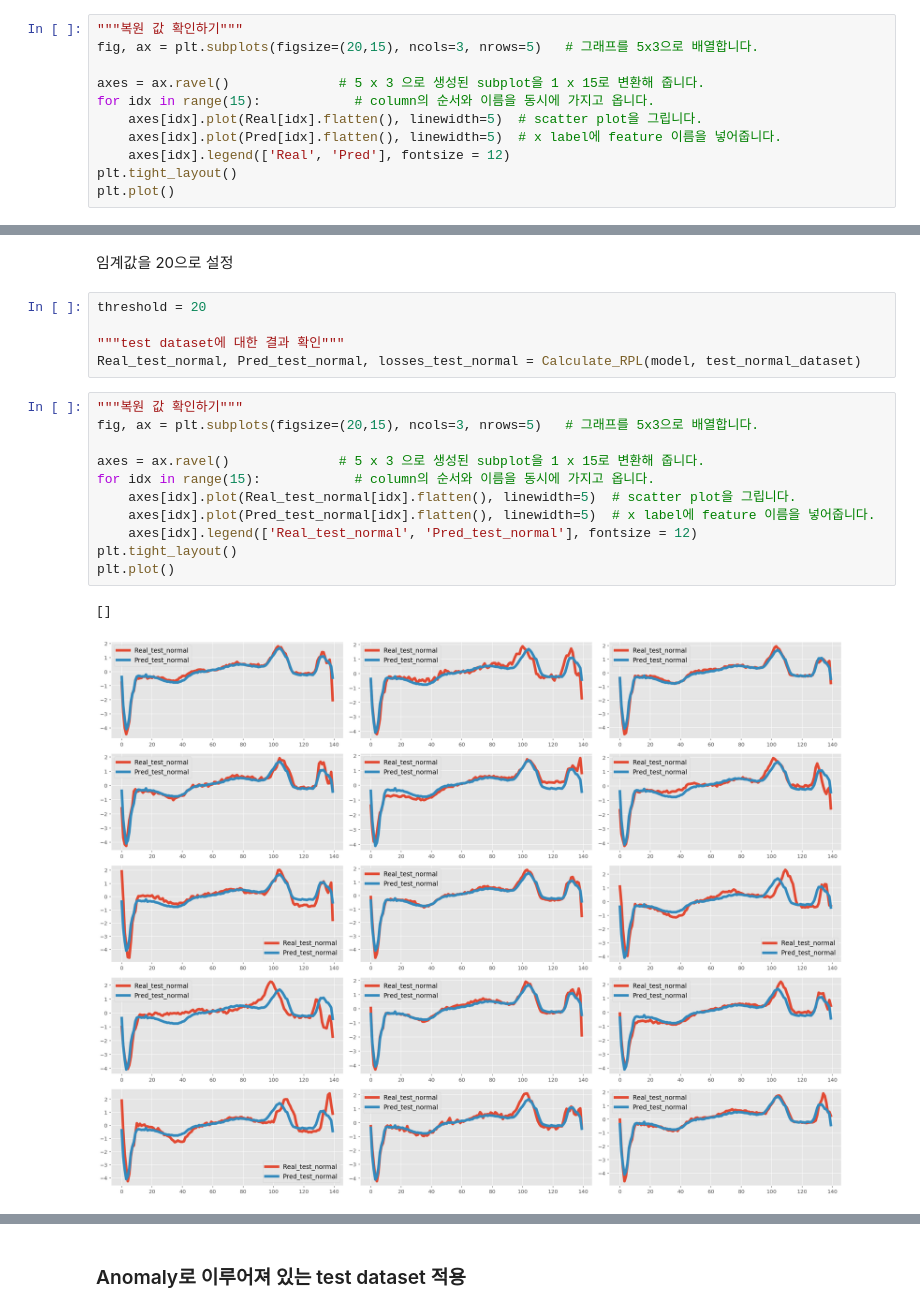
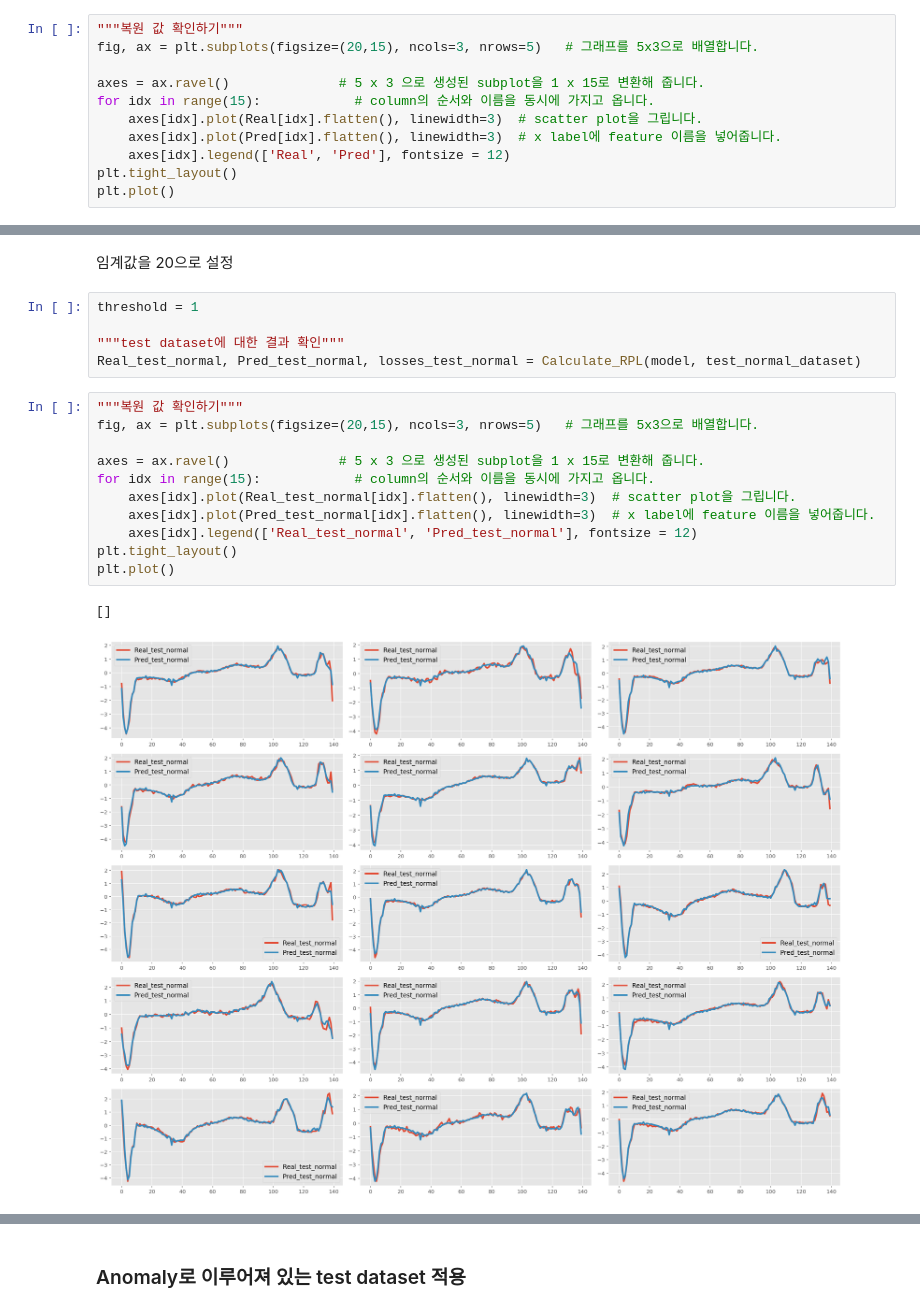
Before and after one commit to rch1025/Business-Analytics, a Jupyter notebook: Anomaly Detection/LSTM AutoEncoder.ipynb, the cells around one changed output, grey strips where cells are left out. Drawn from its saved outputs; the diff is of its cells as text.

```diff
--- a/Anomaly Detection/LSTM AutoEncoder.ipynb
+++ b/Anomaly Detection/LSTM AutoEncoder.ipynb
@@ -490,8 +477,8 @@ fig, ax = plt.subplots(figsize=(20,15), ncols=3, nrows=5)   # 그래프를 5x3
 
 axes = ax.ravel()              # 5 x 3 으로 생성된 subplot을 1 x 15로 변환해 줍니다.
 for idx in range(15):            # column의 순서와 이름을 동시에 가지고 옵니다.
-    axes[idx].plot(Real[idx].flatten(), linewidth=5)  # scatter plot을 그립니다.
-    axes[idx].plot(Pred[idx].flatten(), linewidth=5)  # x label에 feature 이름을 넣어줍니다.
+    axes[idx].plot(Real[idx].flatten(), linewidth=3)  # scatter plot을 그립니다.
+    axes[idx].plot(Pred[idx].flatten(), linewidth=3)  # x label에 feature 이름을 넣어줍니다.
     axes[idx].legend(['Real', 'Pred'], fontsize = 12)
 plt.tight_layout()
 plt.plot()
@@ -509,24 +496,24 @@ plt.show()
 # %% [markdown]
 임계값을 20으로 설정
 # %%
-threshold = 20
+threshold = 1
 
 """test dataset에 대한 결과 확인"""
 Real_test_normal, Pred_test_normal, losses_test_normal = Calculate_RPL(model, test_normal_dataset)
 # %%
 """복원 값 확인하기"""
 fig, ax = plt.subplots(figsize=(20,15), ncols=3, nrows=5)   # 그래프를 5x3으로 배열합니다.
 
 axes = ax.ravel()              # 5 x 3 으로 생성된 subplot을 1 x 15로 변환해 줍니다.
 for idx in range(15):            # column의 순서와 이름을 동시에 가지고 옵니다.
-    axes[idx].plot(Real_test_normal[idx].flatten(), linewidth=5)  # scatter plot을 그립니다.
-    axes[idx].plot(Pred_test_normal[idx].flatten(), linewidth=5)  # x label에 feature 이름을 넣어줍니다.
+    axes[idx].plot(Real_test_normal[idx].flatten(), linewidth=3)  # scatter plot을 그립니다.
+    axes[idx].plot(Pred_test_normal[idx].flatten(), linewidth=3)  # x label에 feature 이름을 넣어줍니다.
     axes[idx].legend(['Real_test_normal', 'Pred_test_normal'], fontsize = 12)
 plt.tight_layout()
 plt.plot()
 # %% [output]
 []
-[figure, old version]
+[figure, new version]
 # %%
 """임계값 찾기"""
 plt.figure(figsize = (20,8))
```
Also changed, not shown: parts of 14 cells of this notebook, 1 other file.
